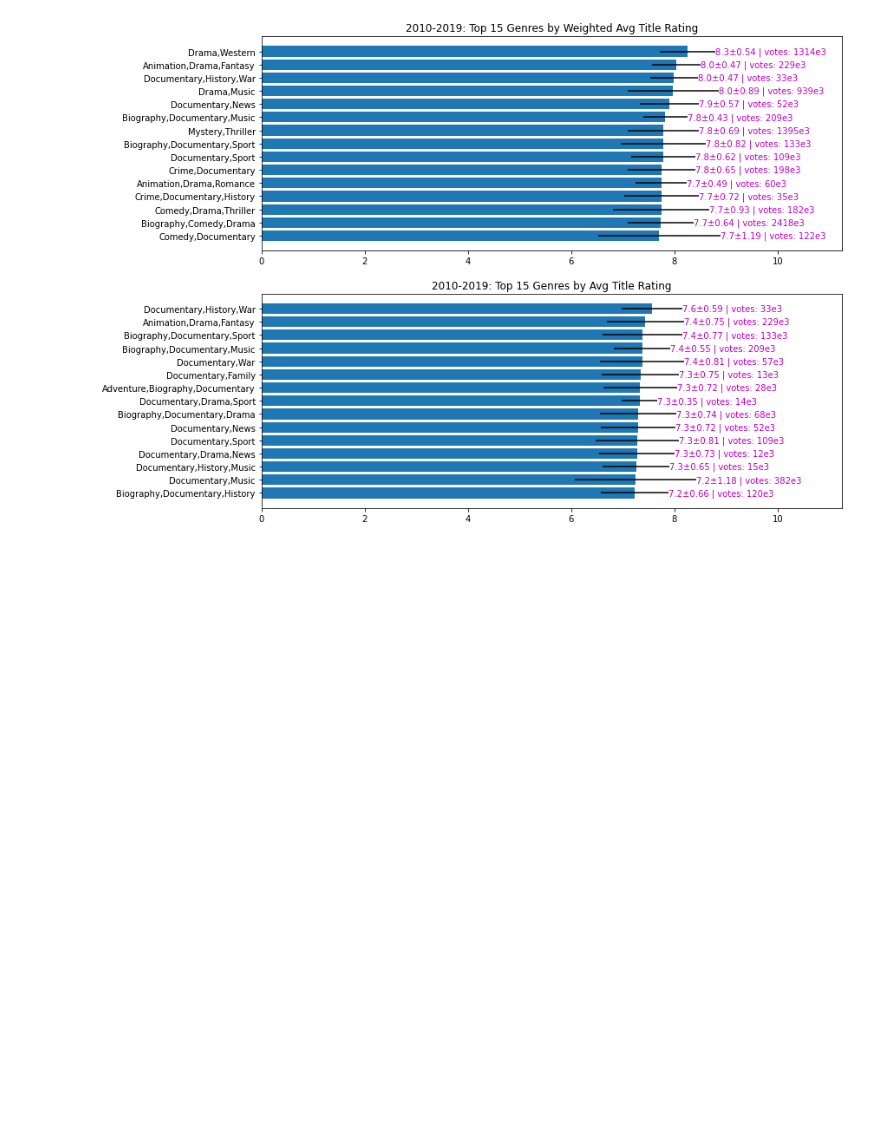
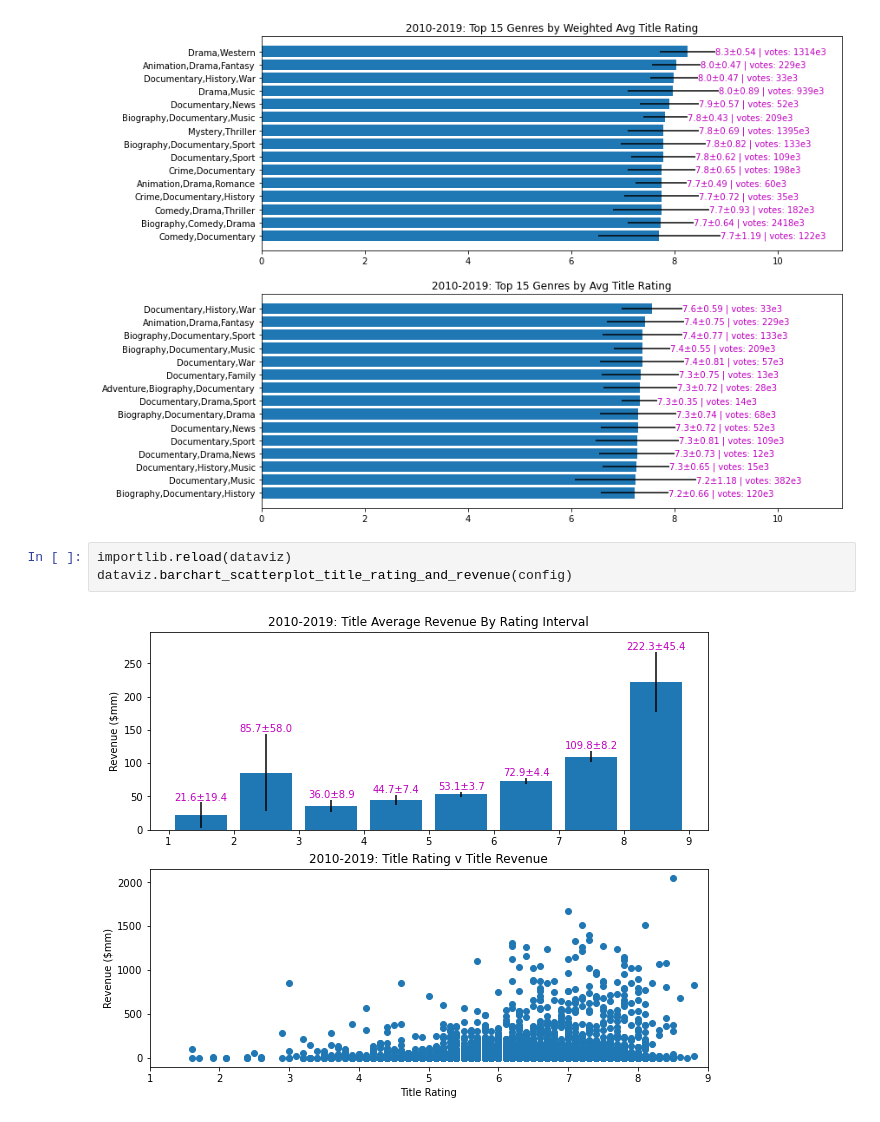
Before and after one commit to ds2012-flatiron/dsc-phase-1-project, a Jupyter notebook: eda_notebook.ipynb, the cells around one changed output. Saved outputs shown, nothing was run; the diff lists cells and outputs as text; blank space fills up the shorter version.

Commit message:
Completed scatterplot analysis of rating and revenue

```diff
--- a/eda_notebook.ipynb
+++ b/eda_notebook.ipynb
@@ -319,3 +319,8 @@ importlib.reload(dataviz)
 dataviz.bar_chart_top_genres_by_weightedavg_title_rating(config)
 # %% [output]
 [figure]
+# %%
+importlib.reload(dataviz)
+dataviz.barchart_scatterplot_title_rating_and_revenue(config)
+# %% [output]
+[figure, added]
```
Also changed, not shown: parts of 1 cell of this notebook, 2 other files.
